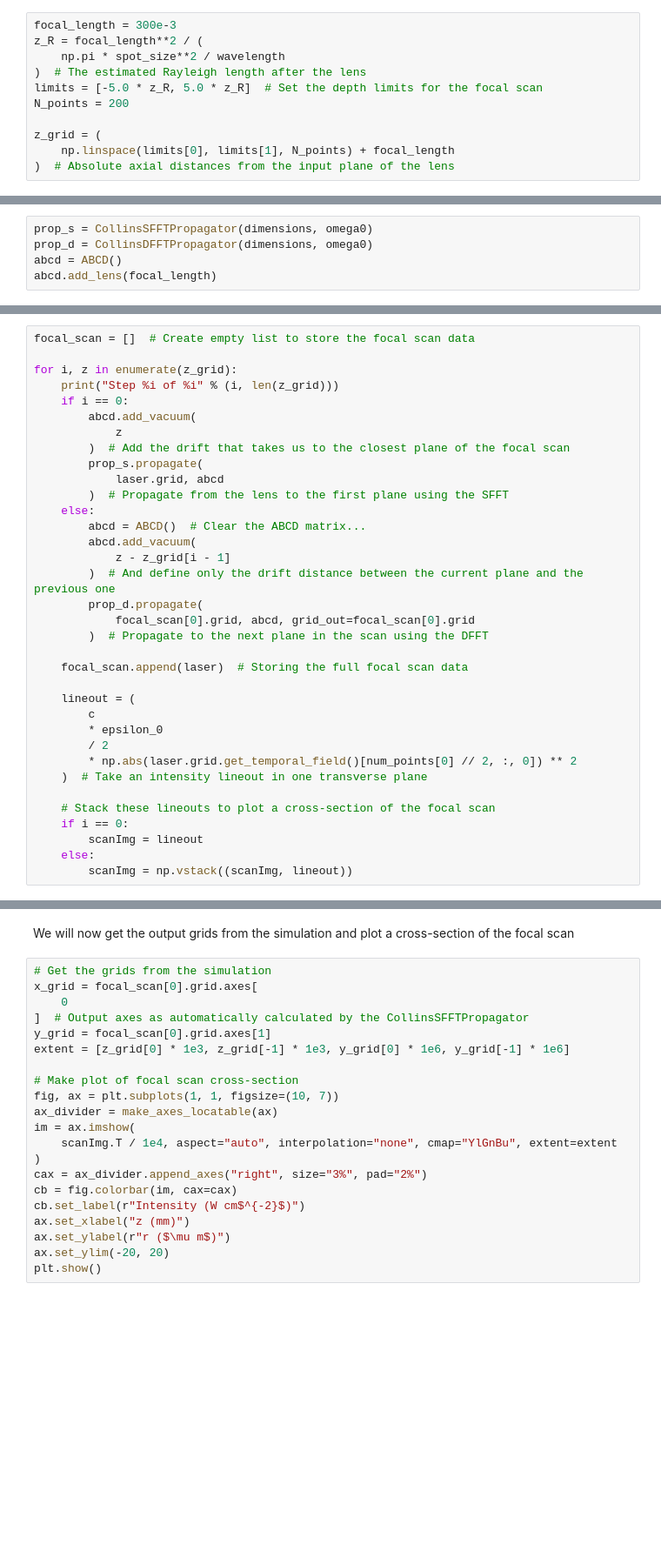
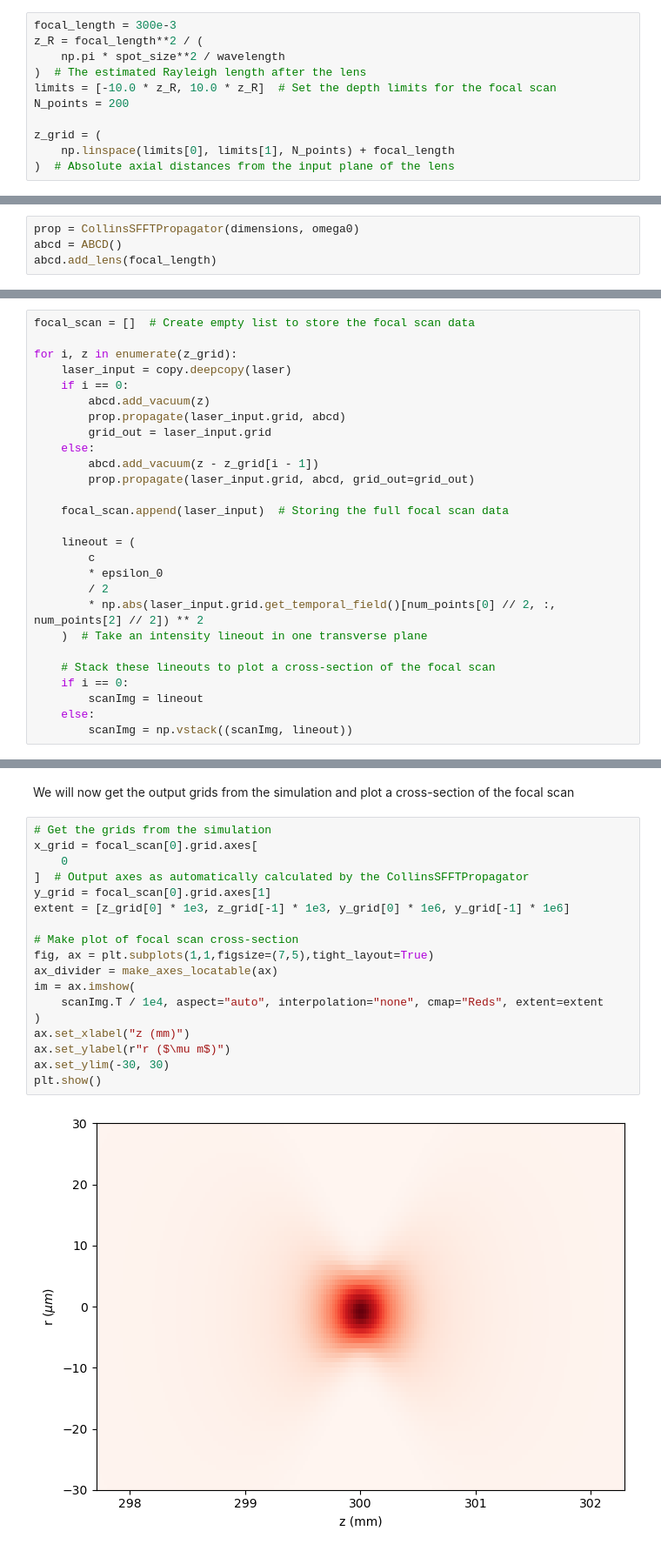
Before and after one commit to LASY-org/lasy, a Jupyter notebook: docs/source/tutorials/collins_propagator.ipynb, the cells around one changed output, grey strips where cells are left out. Shown: that part at 87% size. Cells and saved outputs as stored; diff of their text form; blank space fills up the shorter version.

Commit message:
Reverting temporarily to SFFT
Reverting to SFFT only until I have more time to debug tests for DFFT

```diff
--- a/docs/source/tutorials/collins_propagator.ipynb
+++ b/docs/source/tutorials/collins_propagator.ipynb
@@ -50,7 +53,7 @@ focal_length = 300e-3
 z_R = focal_length**2 / (
     np.pi * spot_size**2 / wavelength
 )  # The estimated Rayleigh length after the lens
-limits = [-5.0 * z_R, 5.0 * z_R]  # Set the depth limits for the focal scan
+limits = [-10.0 * z_R, 10.0 * z_R]  # Set the depth limits for the focal scan
 N_points = 200
 
 z_grid = (
@@ -59,8 +62,7 @@ z_grid = (
 # %% [markdown]
 We will now make a copy of the laser and define both the SFFT and DFFT propagators that we will use in our focal scan. We then initialise the ABCD matrix and add a thin-lens of the correct focal length:
 # %%
-prop_s = CollinsSFFTPropagator(dimensions, omega0)
-prop_d = CollinsDFFTPropagator(dimensions, omega0)
+prop = CollinsSFFTPropagator(dimensions, omega0)
 abcd = ABCD()
 abcd.add_lens(focal_length)
 # %% [markdown]
@@ -69,30 +71,22 @@ Now we will perform the focal scan (see comments within the loop for an explanat
 focal_scan = []  # Create empty list to store the focal scan data
 
 for i, z in enumerate(z_grid):
-    print("Step %i of %i" % (i, len(z_grid)))
+    laser_input = copy.deepcopy(laser)
     if i == 0:
-        abcd.add_vacuum(
-            z
-        )  # Add the drift that takes us to the closest plane of the focal scan
-        prop_s.propagate(
-            laser.grid, abcd
-        )  # Propagate from the lens to the first plane using the SFFT
+        abcd.add_vacuum(z)
+        prop.propagate(laser_input.grid, abcd)
+        grid_out = laser_input.grid
     else:
-        abcd = ABCD()  # Clear the ABCD matrix...
-        abcd.add_vacuum(
-            z - z_grid[i - 1]
-        )  # And define only the drift distance between the current plane and the previous one
-        prop_d.propagate(
-            focal_scan[0].grid, abcd, grid_out=focal_scan[0].grid
-        )  # Propagate to the next plane in the scan using the DFFT
+        abcd.add_vacuum(z - z_grid[i - 1])
+        prop.propagate(laser_input.grid, abcd, grid_out=grid_out)
 
-    focal_scan.append(laser)  # Storing the full focal scan data
+    focal_scan.append(laser_input)  # Storing the full focal scan data
 
     lineout = (
         c
         * epsilon_0
         / 2
-        * np.abs(laser.grid.get_temporal_field()[num_points[0] // 2, :, 0]) ** 2
+        * np.abs(laser_input.grid.get_temporal_field()[num_points[0] // 2, :, num_points[2] // 2]) ** 2
     )  # Take an intensity lineout in one transverse plane
 
     # Stack these lineouts to plot a cross-section of the focal scan
@@ -105,21 +117,20 @@ We will now get the output grids from the simulation and plot a cross-section of
 # %%
 # Get the grids from the simulation
 x_grid = focal_scan[0].grid.axes[
     0
 ]  # Output axes as automatically calculated by the CollinsSFFTPropagator
 y_grid = focal_scan[0].grid.axes[1]
 extent = [z_grid[0] * 1e3, z_grid[-1] * 1e3, y_grid[0] * 1e6, y_grid[-1] * 1e6]
 
 # Make plot of focal scan cross-section
-fig, ax = plt.subplots(1, 1, figsize=(10, 7))
+fig, ax = plt.subplots(1,1,figsize=(7,5),tight_layout=True)
 ax_divider = make_axes_locatable(ax)
 im = ax.imshow(
-    scanImg.T / 1e4, aspect="auto", interpolation="none", cmap="YlGnBu", extent=extent
+    scanImg.T / 1e4, aspect="auto", interpolation="none", cmap="Reds", extent=extent
 )
-cax = ax_divider.append_axes("right", size="3%", pad="2%")
-cb = fig.colorbar(im, cax=cax)
-cb.set_label(r"Intensity (W cm$^{-2}$)")
 ax.set_xlabel("z (mm)")
 ax.set_ylabel(r"r ($\mu m$)")
-ax.set_ylim(-20, 20)
+ax.set_ylim(-30, 30)
 plt.show()
+# %% [output]
+[figure, added]
```
Also changed, not shown: parts of 6 cells of this notebook, 5 other files.
